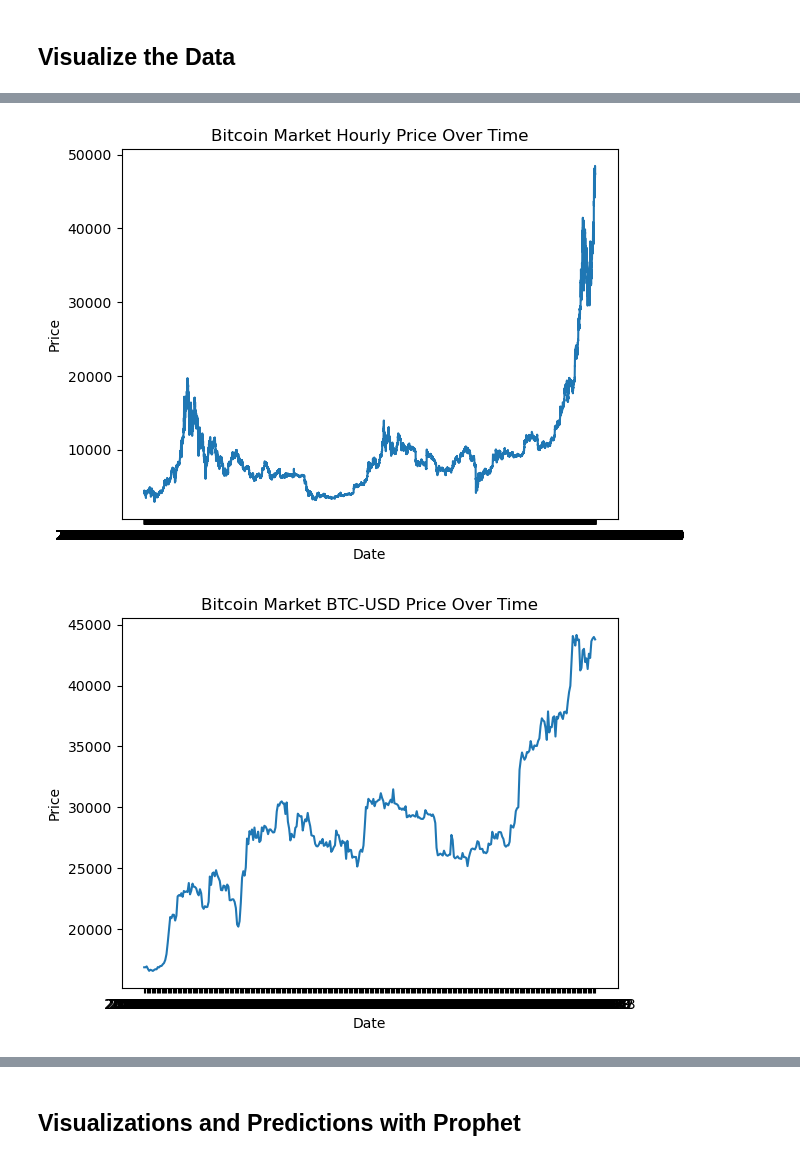
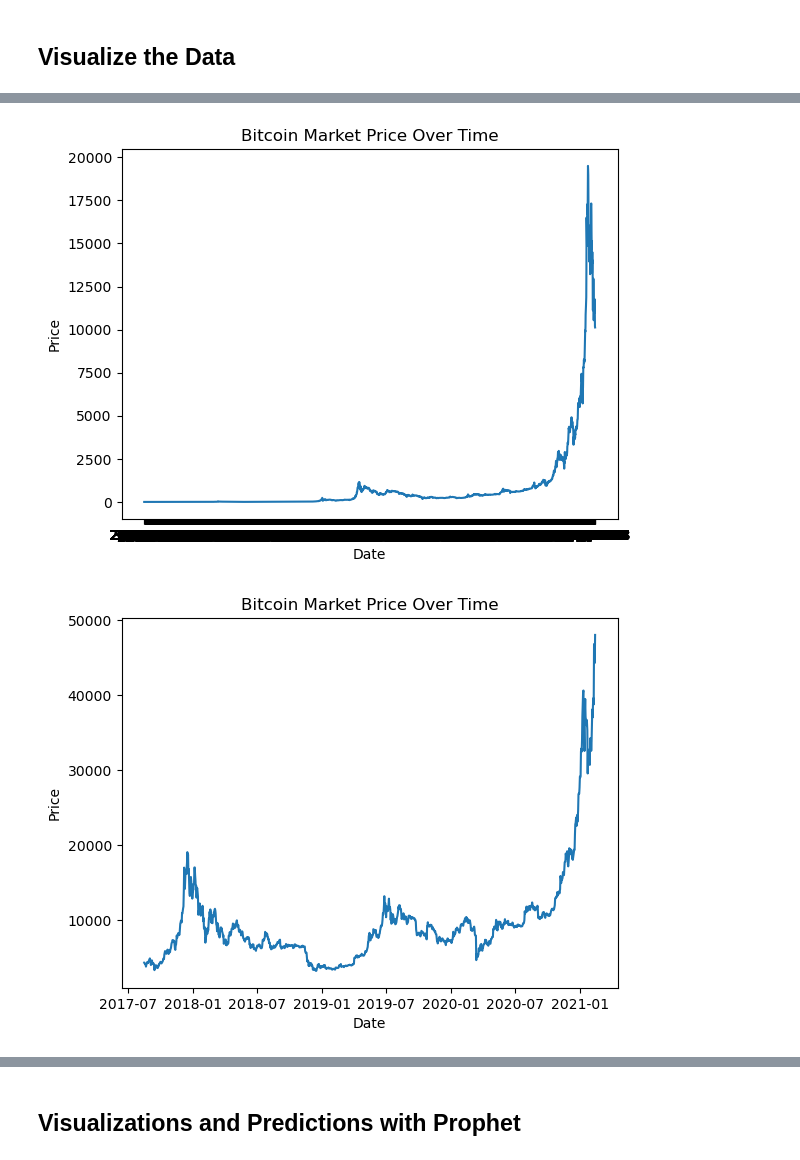
Before and after one commit to juanlavieri/housing_currency, a Jupyter notebook: Bitcoin_Prices_Analysis.ipynb, the cells around one changed output, grey strips where cells are left out. Drawn from its saved outputs; the diff is of its cells as text; code cells hidden in the pictures.

Commit message:
worked together to gather nearly 14 years of bitcoin prices and updated the housing prices vs btc analysis

```diff
--- a/Bitcoin_Prices_Analysis.ipynb
+++ b/Bitcoin_Prices_Analysis.ipynb
@@ -31,6 +11,8 @@ Requirement already satisfied: six>=1.5 in c:\users\lavie\anaconda3\lib\site-pac
 # Code to extract Bitcoin prices data
 # Example: pd.read_csv('path_to_bitcoin_prices_data.csv')
 
-pd.read_csv('https://raw.githubusercontent.com/colaberry/data/master/Bitcoin/bitcoin_dataset.csv')
+bitcoin_prices_10_18= pd.read_csv('https://raw.githubusercontent.com/colaberry/data/master/Bitcoin/bitcoin_dataset.csv')
+display(bitcoin_prices_10_18.head())
+display(bitcoin_prices_10_18.tail())
 # %% [output]
 |  | Date | btc_market_price | btc_total_bitcoins | btc_market_cap | btc_trade_volume | btc_blocks_size | ... |
@@ -111,0 +74,3 @@ bitcoin_prices_df = pd.read_csv('https://raw.githubusercontent.com/colaberry/dat
+# %%
+bitcoin_prices_10_18.rename(columns={'btc_market_price': 'Price'}, inplace=True)
+bitcoin_prices_10_18.head()
@@ -112,10 +131,8 @@ bitcoin_prices_df = pd.read_csv('https://raw.githubusercontent.com/colaberry/dat
 # %%
-import matplotlib.pyplot as plt
-
-plt.plot(df['Date'], df['Price'])
+plt.plot(bitcoin_prices_10_18['Date'], bitcoin_prices_10_18['Price'])
 plt.xlabel('Date')
 plt.ylabel('Price')
-plt.title('Bitcoin Market Hourly Price Over Time')
+plt.title('Bitcoin Market Price Over Time')
 plt.show()
 # %% [output]
-[figure, old version]
+[figure, new version]
@@ -125,10 +139,8 @@ df.rename(columns={'Close': 'Price'}, inplace=True)
 # %%
-import matplotlib.pyplot as plt
-
-plt.plot(df['Date'], df['Price'])
+plt.plot(bitcoin_prices_17_21['Date'], bitcoin_prices_17_21['Price'])
 plt.xlabel('Date')
 plt.ylabel('Price')
-plt.title('Bitcoin Market BTC-USD Price Over Time')
+plt.title('Bitcoin Market Price Over Time')
 plt.show()
 # %% [output]
-[figure, old version]
+[figure, new version]
```
Also changed, not shown: parts of 59 cells of this notebook, 2 other files.
